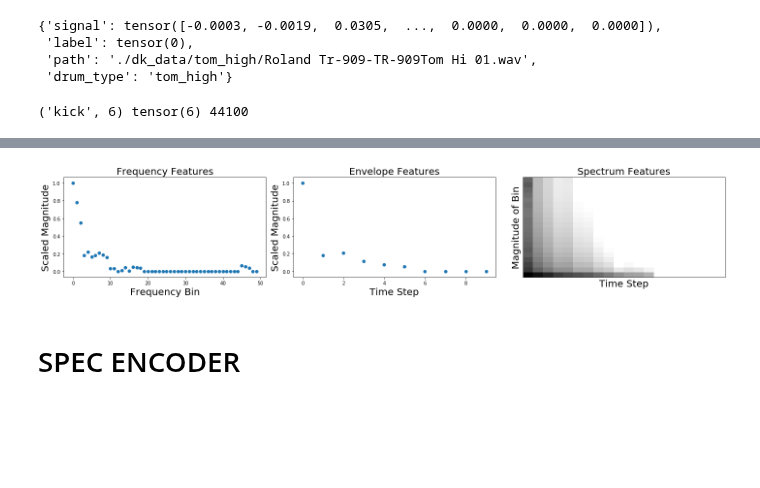
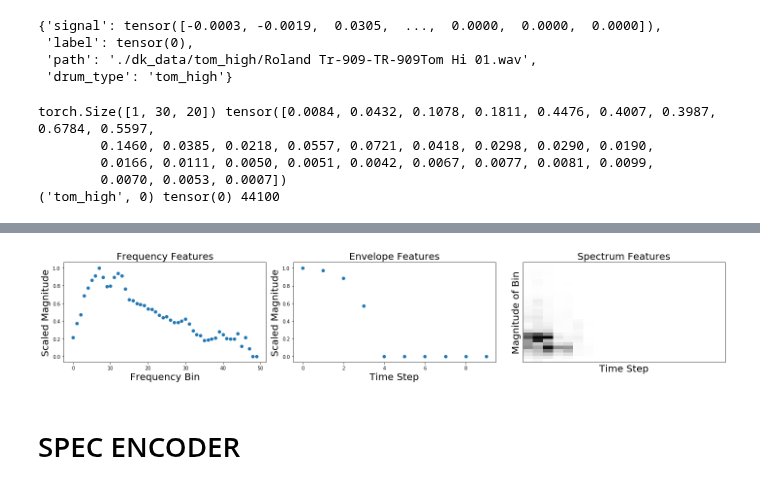
Before and after one commit to imilas/Synths_Stacks_Search, a Jupyter notebook: feature_extraction/model_pyaudio_openset.ipynb, the cells around one changed output, grey strips where cells are left out. Drawn from its saved outputs; the diff is of its cells as text; code cells hidden in the pictures; blank space fills up the shorter version.

```diff
--- a/feature_extraction/model_pyaudio_openset.ipynb
+++ b/feature_extraction/model_pyaudio_openset.ipynb
@@ -221,7 +221,8 @@ ds[0]
  'path': './dk_data/tom_high/Roland Tr-909-TR-909Tom Hi 01.wav',
  'drum_type': 'tom_high'}
 # %%
-
+FREQ_BINS=30
+TIME_STEPS=20
 #defining transformations
 class freqTrans(object):
     def __init__(self,num_mels=50,SR=SR):
@@ -246,30 +247,8 @@ class freqTrans(object):
         freq=freq/freq.max()
         freq[torch.isnan(freq)]=0
         return {"feats":freq.detach(),"label":label}
-class specTrans(object):
-    def __init__(self,num_mels=50,SR=SR):
-        self.num_mels=num_mels
-        self.ampP=torchaudio.transforms.AmplitudeToDB(stype='power',top_db=60)
-        self.melP=torchaudio.transforms.MelScale(n_mels=self.num_mels, sample_rate=SR, f_min=30.0, f_max=15000.0, n_stft=None)
-        self.norm= transforms.Normalize((0.5, 0.5, 0.5), (0.5, 0.5, 0.5))
-    def __call__(self, sample):
 
-        wf,label,p,drum_type=sample["signal"],sample["label"],sample["path"],sample["drum_type"]
-        wf=wf.reshape(-1,len(wf))
-        sample_length=SR
-
-        num_bins=wf[0].shape[0]
-        win_length=SR//17
-        hop_step=SR//19
-        window=torch.tensor([1]*win_length)
-        s=spec(wf, 0, window, num_bins, hop_step, win_length,2,normalized=False)
-        s=self.melP(s)
-        s=self.ampP(s)
-        s=s/s.abs().max()
-        freq=self.norm(s)
-        return {"feats":freq.detach(),"label":label,"path":p,"drum_type":drum_type}
 class envTrans(object):
-
     def __init__(self,num_mels=10,SR=SR):
         self.env_size=9
         self.num_mels=num_mels
@@ -309,54 +288,87 @@ class feats_and_env(object):
             return {"feats":combined_feats,"label":sample["label"]}
 
 
+class specTrans(object):
+    def __init__(self,num_mels=50,SR=SR,time_steps=20):
+        self.num_mels=num_mels
+        self.ampP=torchaudio.transforms.AmplitudeToDB(stype='power',top_db=60)
+        self.melP=torchaudio.transforms.MelScale(n_mels=self.num_mels, sample_rate=SR,n_stft=None)
+        self.norm= transforms.Normalize((0.5, 0.5, 0.5), (0.5, 0.5, 0.5))
+        self.hop_step=time_steps-1
+    def __call__(self, sample):
+
+        wf,label=sample["signal"],sample["label"]
+        wf=wf.reshape(-1,len(wf))
+        sample_length=SR
+
+        num_bins=wf[0].shape[0]
+        win_length=SR//17
+        hop_step=SR//self.hop_step
+        window=torch.tensor([1]*win_length)
+        s=spec(wf, 0, window, num_bins, hop_step, win_length,2,normalized=False)
+        s=self.melP(s)
+#         s=self.ampP(s)
+        s = s - s.min()
+        s = s/s.abs().max()
+
+        freq=s
+#         freq=self.norm(s)
+        freq[torch.isnan(freq)]=0
+        return {"feats":freq.detach(),"label":label}
+
 #Apply each of the above transforms on sample.
 fig = plt.figure(figsize=(20,4))
 # while True:
-# sample = ds[np.random.randint(len(ds))]
+sample = ds[np.random.randint(len(ds))]
 #     print(sample["label"].item())
 #     if sample["label"].item()==1:
 #         break
-freq_train = audioDataset(train,".",task="dvd")
-f_train_loader= DataLoader(freq_train, batch_size=16, num_workers=1)
-sample=iter(f_train_loader).next()
-s={"signal":sample["signal"][0],"label":sample["label"][0],"path":sample["path"],"drum_type":sample["drum_type"]}
-sample=s
-tfList=[freqTrans(50),envTrans(num_mels=10,SR=SR),specTrans(20)]
+# freq_train = audioDataset(train,".",task="dvd")
+# f_train_loader= DataLoader(freq_train, batch_size=16, num_workers=1)
+# sample=iter(f_train_loader).next()
+# s={"signal":sample["signal"][0],"label":sample["label"][0],"path":sample["path"],"drum_type":sample["drum_type"]}
+# sample=s
+tfList=[freqTrans(50),envTrans(num_mels=10,SR=SR),specTrans(FREQ_BINS,time_steps=TIME_STEPS)]
 
 for i, tsfrm in enumerate(tfList):
     transformed_sample = tsfrm(sample)
     ax = plt.subplot(1, 3, i + 1)
     plt.tight_layout()
     ft=transformed_sample["feats"]
     if i==0:
         plt.title("Frequency Features",fontsize=20)
         plt.xlabel("Frequency Bin",fontsize=20)
         plt.ylabel("Scaled Magnitude",fontsize=20)
 
         plt.scatter(y=ft,x=range(0,len(ft)))
     if i==1:
         plt.title("Envelope Features",fontsize=20)
         plt.xlabel("Time Step",fontsize=20)
         plt.ylabel("Scaled Magnitude",fontsize=20)
         plt.scatter(y=ft,x=range(0,len(ft)))
     if i==2:
+        print(ft.shape,ft[0,:,0])
         sf=ft.detach().numpy()[0]
         ft=ft.detach().numpy()[0]
         plt.title("Spectrum Features",fontsize=20)
         librosa.display.specshow(sf,cmap='gray_r',)
         plt.xlabel("Time Step",fontsize=20)
         plt.ylabel("Magnitude of Bin",fontsize=20)
 
 #         plt.savefig("./plots/ff3.pdf",bbox_inches = "tight")
 # plt.show()
 print(lmap[transformed_sample["label"].item()],transformed_sample["label"],len(sample["signal"]))
 
 
 Audio(sample["signal"],rate=SR,autoplay=True)
 # %% [output]
-('kick', 6) tensor(6) 44100
+torch.Size([1, 30, 20]) tensor([0.0084, 0.0432, 0.1078, 0.1811, 0.4476, 0.4007, 0.3987, 0.6784, 0.5597,
+        0.1460, 0.0385, 0.0218, 0.0557, 0.0721, 0.0418, 0.0298, 0.0290, 0.0190,
+        0.0166, 0.0111, 0.0050, 0.0051, 0.0042, 0.0067, 0.0077, 0.0081, 0.0099,
+        0.0070, 0.0053, 0.0007])
+('tom_high', 0) tensor(0) 44100
 [interactive output not drawn]
-[figure, old version]
+[figure, new version]
 # %% [markdown]
 # SPEC ENCODER
 # %%
```
Also changed, not shown: parts of 14 cells of this notebook, 1 other file.
